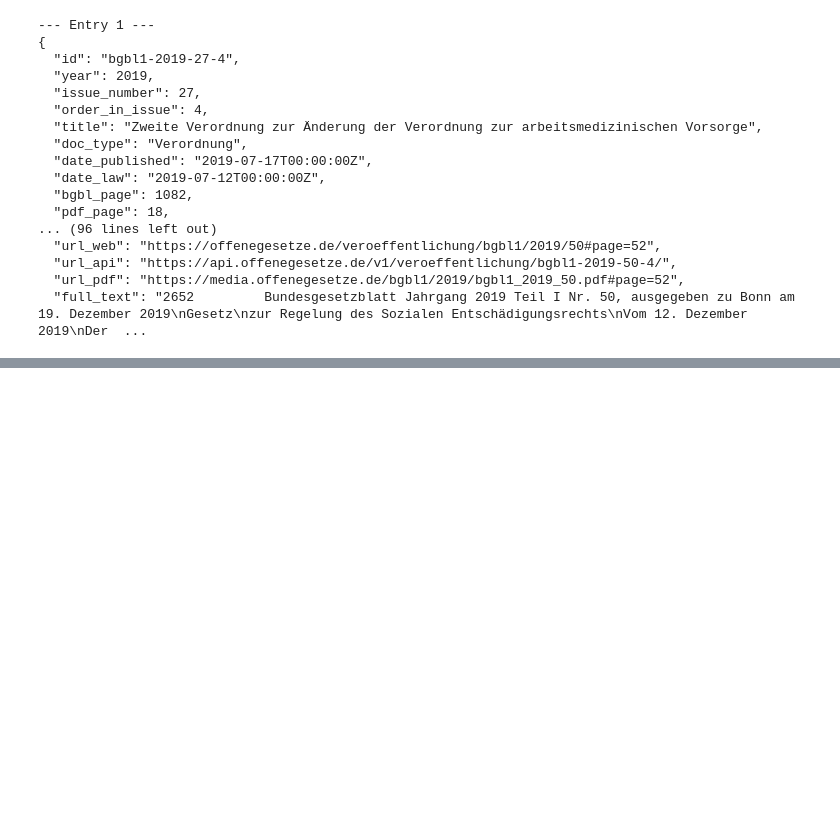
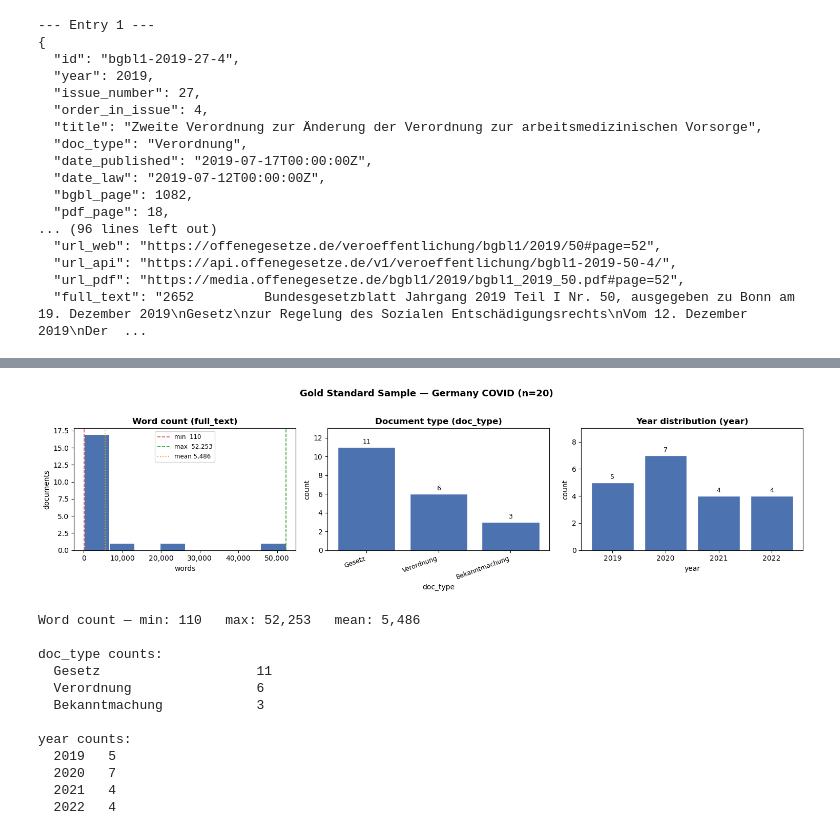
Before and after one commit to StephiBuchholz/crises_and_welfare_states, a Jupyter notebook: policy-tracker/2_processing/germany/step5_process_germany_cov_inspect_goldstandard.ipynb, the cells around one changed output, grey strips where cells are left out. Drawn from its saved outputs; the diff is of its cells as text; code cells hidden in the pictures; blank space fills up the shorter version.

Commit message:
feat: processing germany; goldstandard subsample

```diff
--- a/policy-tracker/2_processing/germany/inspect.ipynb
+++ b/policy-tracker/2_processing/germany/step5_process_germany_cov_inspect_goldstandard.ipynb
@@ -40,0 +126,76 @@ print(f"the dataset contains {len(data)} policies")
+# %%
+import json
+import matplotlib.pyplot as plt
+import matplotlib.ticker as mticker
+from pathlib import Path
+from collections import Counter
+
+sample_path = Path("S:/stbuchho/crises_and_welfare_states/policy-tracker/data/gold_standard/germany_cov_sample_20.json")
+sample = json.loads(sample_path.read_text(encoding="utf-8"))
+
+word_counts = [len(e.get("full_text", "").split()) for e in sample]
+doc_types   = Counter(e.get("doc_type", "unknown") for e in sample)
+years       = Counter(e.get("year") for e in sample)
+
+fig, axes = plt.subplots(1, 3, figsize=(15, 4))
+fig.suptitle("Gold Standard Sample — Germany COVID (n=20)", fontsize=13, fontweight="bold", y=1.02)
+
+# --- word count histogram ---
+ax = axes[0]
+ax.hist(word_counts, bins=8, color="#4C72B0", edgecolor="white", linewidth=0.8)
+ax.axvline(min(word_counts), color="#DD4949", linestyle="--", linewidth=1.2, label=f"min  {min(word_counts):,}")
+ax.axvline(max(word_counts), color="#2CA02C", linestyle="--", linewidth=1.2, label=f"max  {max(word_counts):,}")
+ax.axvline(sum(word_counts)/len(word_counts), color="orange", linestyle=":", linewidth=1.4,
+           label=f"mean {sum(word_counts)/len(word_counts):,.0f}")
+ax.set_title("Word count (full_text)", fontweight="bold")
+ax.set_xlabel("words")
+ax.set_ylabel("documents")
+ax.legend(fontsize=8.5)
+ax.xaxis.set_major_formatter(mticker.FuncFormatter(lambda x, _: f"{int(x):,}"))
+
+# --- doc_type bar chart ---
+ax = axes[1]
+labels, values = zip(*sorted(doc_types.items(), key=lambda x: -x[1]))
+bars = ax.bar(labels, values, color="#4C72B0", edgecolor="white")
+ax.bar_label(bars, padding=3, fontsize=9)
+ax.set_title("Document type (doc_type)", fontweight="bold")
+ax.set_xlabel("doc_type")
+ax.set_ylabel("count")
+ax.set_ylim(0, max(values) + 2)
+plt.setp(ax.get_xticklabels(), rotation=20, ha="right", fontsize=9)
+
+# --- year bar chart ---
+ax = axes[2]
+sorted_years = sorted(years.items())
+yr_labels, yr_values = zip(*sorted_years)
+bars = ax.bar([str(y) for y in yr_labels], yr_values, color="#4C72B0", edgecolor="white")
+ax.bar_label(bars, padding=3, fontsize=9)
+ax.set_title("Year distribution (year)", fontweight="bold")
+ax.set_xlabel("year")
+ax.set_ylabel("count")
+ax.set_ylim(0, max(yr_values) + 2)
+
+plt.tight_layout()
+plt.show()
+
+print(f"\nWord count — min: {min(word_counts):,}   max: {max(word_counts):,}   mean: {sum(word_counts)/len(word_counts):,.0f}")
+print(f"\ndoc_type counts:")
+for k, v in sorted(doc_types.items(), key=lambda x: -x[1]):
+    print(f"  {k:<25} {v}")
+print(f"\nyear counts:")
+for yr, cnt in sorted_years:
+    print(f"  {yr}   {cnt}")
+# %% [output]
+[figure, added]
+Word count — min: 110   max: 52,253   mean: 5,486
+
+doc_type counts:
+  Gesetz                    11
+  Verordnung                6
+  Bekanntmachung            3
+
+year counts:
+  2019   5
+  2020   7
+  2021   4
+  2022   4
```
Also changed, not shown: parts of 2 cells of this notebook, 4 other files.
